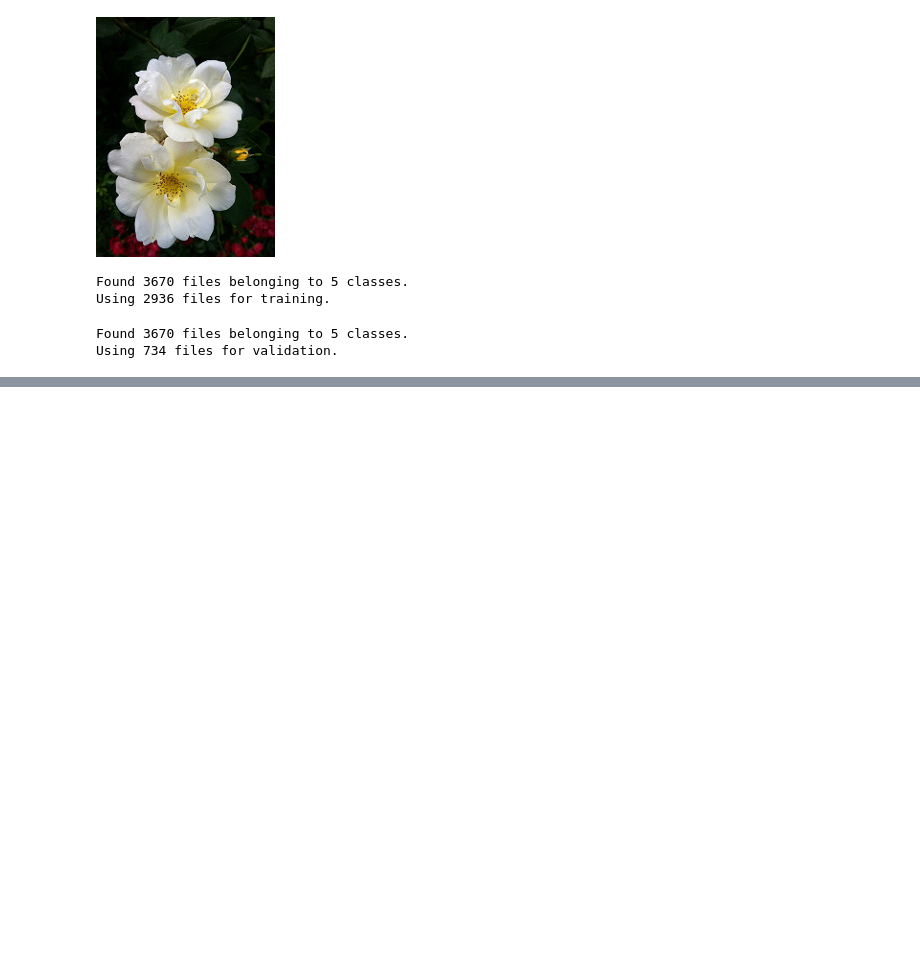
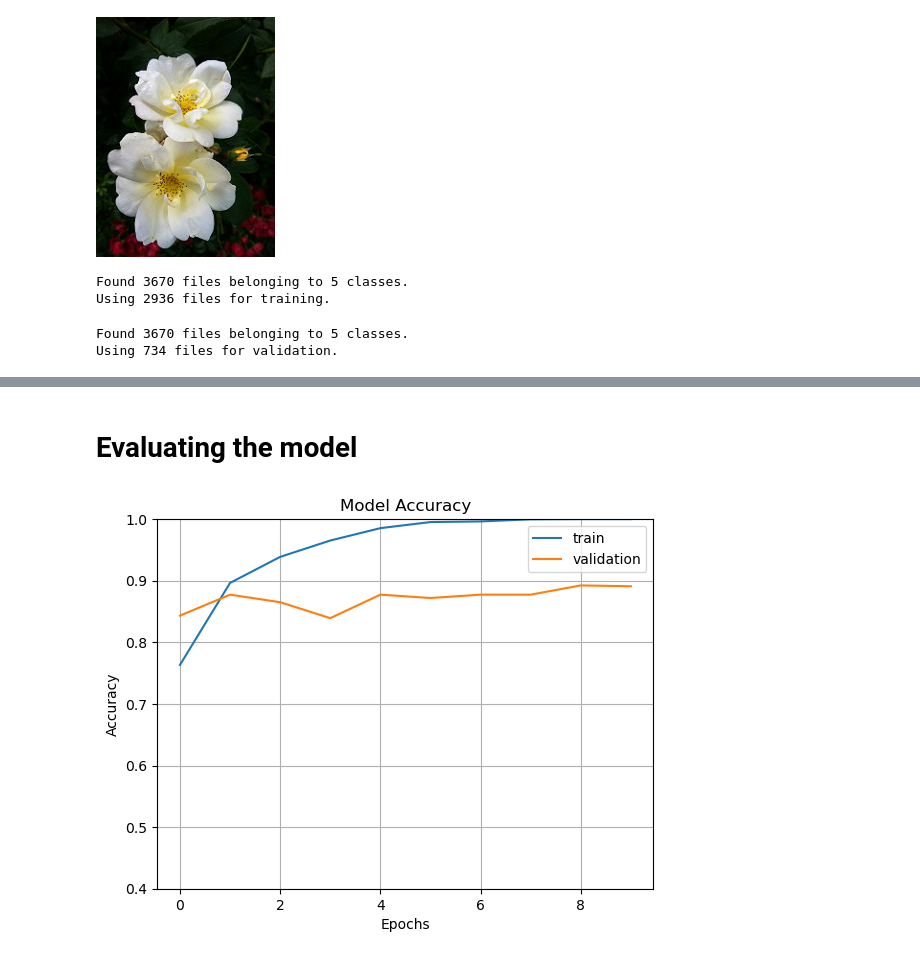
Before and after one commit to NikhilDevassia/Transfer-Learning-Resnet-50-, a Jupyter notebook: Transfer learning resnet50.ipynb, the cells around one changed output, grey strips where cells are left out. Cells and saved outputs as stored; diff of their text form; code cells hidden in the pictures; blank space fills up the shorter version.

Commit message:
model training and prediction completed

```diff
--- a/Transfer learning resnet50.ipynb
+++ b/Transfer learning resnet50.ipynb
@@ -59,0 +68,16 @@ Using 734 files for validation.
+# %%
+resnet_model = Sequential()
+
+# include_top = Fasle - Here using own input layer and output layer, becasue the resnet model trained
+# on diff image dimensions and the image that giving is different
+pretrained_model = tf.keras.applications.ResNet50(include_top=False,
+                                                 input_shape=(180, 180, 3),
+                                                 pooling='avg', classes=5,
+                                                 weights='imagenet')
+for layer in pretrained_model.layers:
+    layer.trainable=False # keep the old weights of resnet , just adding own input layer and output layer
+                          # this help to reduce time complexity
+resnet_model.add(pretrained_model)
+resnet_model.add(Flatten())
+resnet_model.add(Dense(512, activation='relu')) # this new 512 neurons are going to learn the new weights rest of the weights in the hidden layer are gona stay the same
+resnet_model.add(Dense(5, activation='softmax'))# 5 classes
@@ -59,0 +103,9 @@ Using 734 files for validation.
+# %%
+resnet_model.compile(optimizer=Adam(lr=0.001),loss='categorical_crossentropy',metrics=['accuracy'])
+# %%
+epochs=10
+history = resnet_model.fit(
+    train_ds,
+    validation_data=val_ds,
+    epochs=epochs
+)
@@ -59,0 +133,15 @@ Using 734 files for validation.
+# %% [markdown]
+# Evaluating the model
+# %%
+fig1 = plt.gcf()
+plt.plot(history.history['accuracy'])
+plt.plot(history.history['val_accuracy'])
+plt.axis(ymin=0.4, ymax=1)
+plt.grid()
+plt.title('Model Accuracy')
+plt.ylabel('Accuracy')
+plt.xlabel('Epochs')
+plt.legend(['train', 'validation'])
+plt.show()
+# %% [output]
+[figure, added]
```
Also changed, not shown: parts of 9 cells of this notebook.
